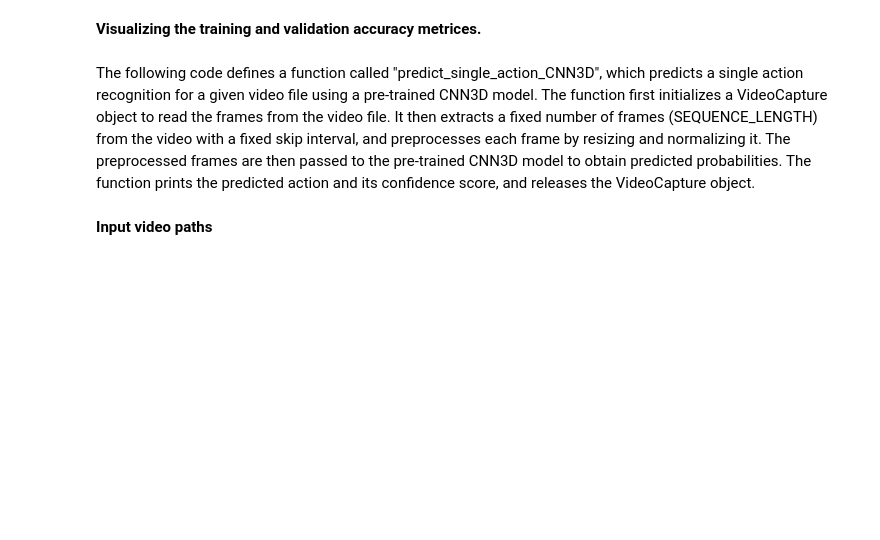
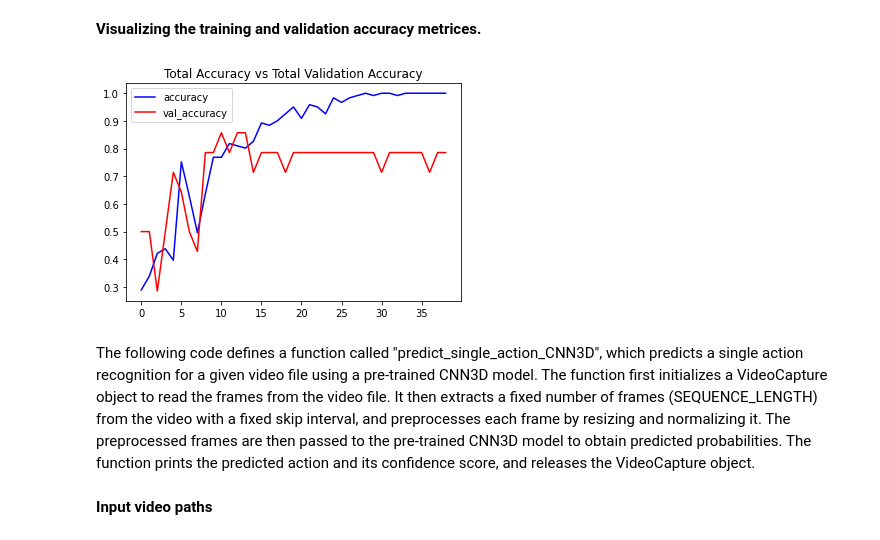
Before and after one commit to LadyHannelore/FYP_PROJECT, a Jupyter notebook: FYP_Final.ipynb, the cells around one changed output. Cells and saved outputs as stored; diff of their text form; code cells hidden in the pictures; blank space fills up the shorter version.

```diff
--- a/FYP_Final.ipynb
+++ b/FYP_Final.ipynb
@@ -577,7 +713,9 @@ plot_metric(CNN3D_model_training_history, 'loss', 'val_loss', 'Total Loss vs Tot
 # %% [markdown]
 **Visualizing the training and validation accuracy metrices.**
 # %%
-plot_metric(CNN3D_model_training_history, 'accuracy', 'val_accuracy', 'Total Accuracy vs Total Validation Accuracy')
+plot_metric(CNN3D_model_evaluation_history, 'accuracy', 'val_accuracy', 'Total Accuracy vs Total Validation Accuracy')
+# %% [output]
+[figure, added]
 # %% [markdown]
 The following code defines a function called "predict_single_action_CNN3D", which predicts a single action recognition for a given video file using a pre-trained CNN3D model. The function first initializes a VideoCapture object to read the frames from the video file. It then extracts a fixed number of frames (SEQUENCE_LENGTH) from the video with a fixed skip interval, and preprocesses each frame by resizing and normalizing it. The preprocessed frames are then passed to the pre-trained CNN3D model to obtain predicted probabilities. The function prints the predicted action and its confidence score, and releases the VideoCapture object.
 # %%
```
Also changed, not shown: parts of 44 cells of this notebook, 3 other files.
